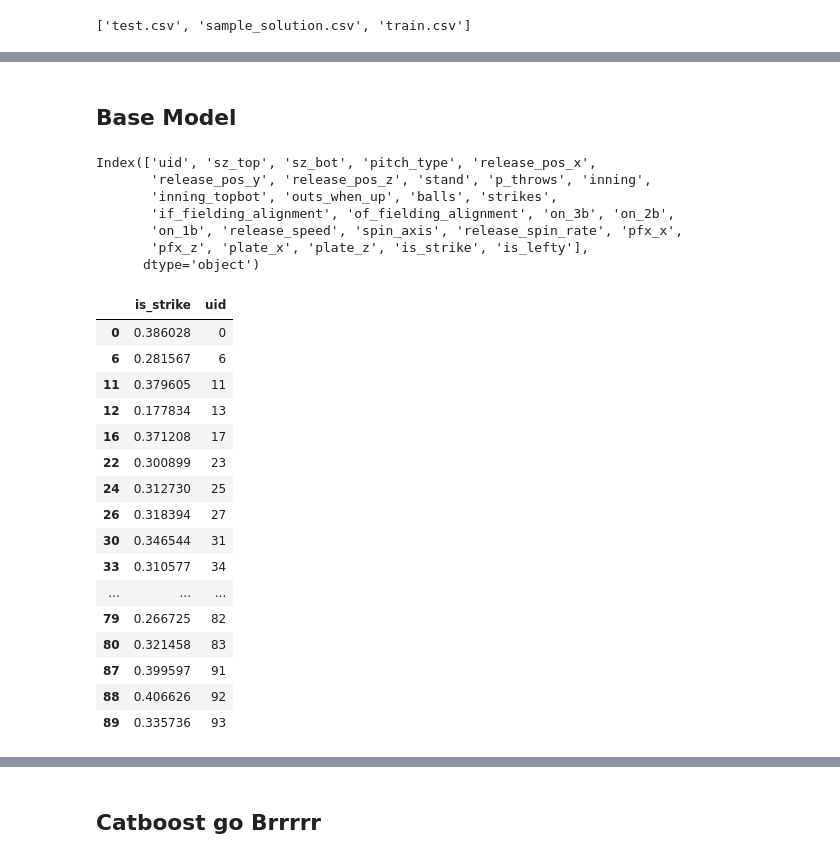
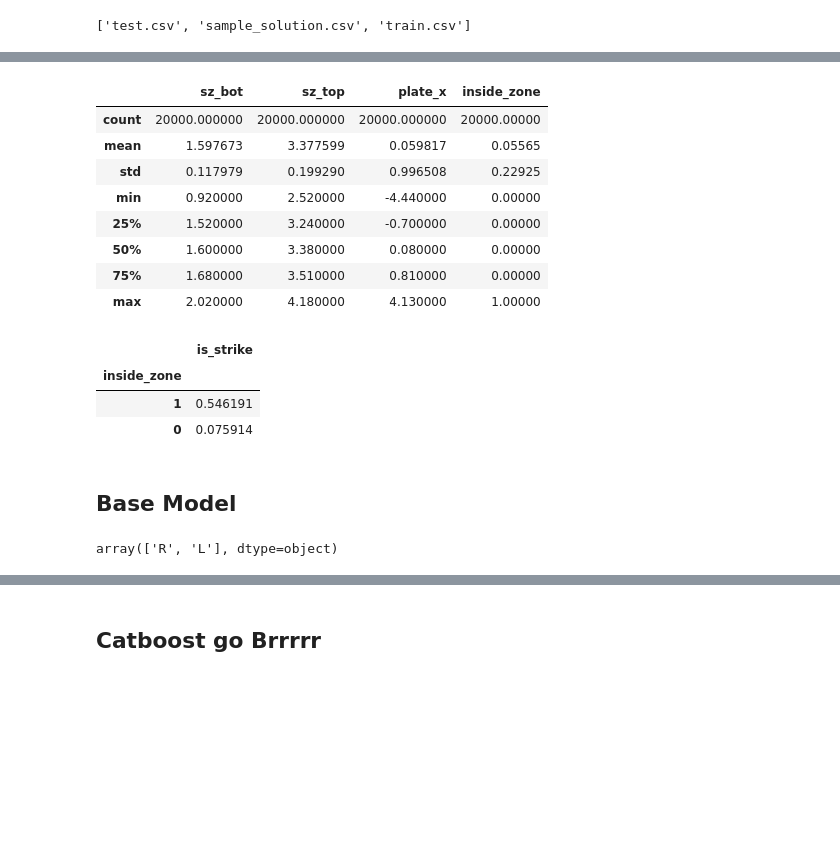
Before and after one commit to TK5-Tim/ds-projects, a Jupyter notebook: xstrikes/play-around.ipynb, the cells around one changed output, grey strips where cells are left out. Saved outputs shown, nothing was run; the diff lists cells and outputs as text; code cells hidden in the pictures; blank space fills up the shorter version.

```diff
--- a/xstrikes/play-around.ipynb
+++ b/xstrikes/play-around.ipynb
@@ -42,0 +42,7 @@ df_test.head()
+# %%
+# create Attack zones like NW
+for df in [df_train, df_test]:
+    df["attack_zone"] = "waste"
+    df.loc[(df_train['plate_x'].between(-0.558, 0.558)) & (df['plate_z'].between(1.833, 3.166)), "attack_zone"] = "heart"
+    df.loc[(df_train['plate_x'].between(-1.108, 1.108)) & (df['plate_z'].between(1.166, 3.833) & (~df['attack_zone'].isin(['heart']))), "attack_zone"] = "shadow"
+    df.loc[(df_train['plate_x'].between(-1.666, 1.666)) & (df['plate_z'].between(0.5, 4.5) & (~df['attack_zone'].isin(['heart', 'shadow']))), "attack_zone"] = "chase"
@@ -43,14 +75,38 @@ df_test.head()
+# %%
+# Make codes for pitch types and attack zones
+for df in [df_train, df_test]:
+    df['pitch_type_code'] = df['pitch_type'].astype('category').cat.codes
+    df['attack_zone_code'] = df['attack_zone'].astype('category').cat.codes
+    df['stand_code'] = df['stand'].astype('category').cat.codes
+# %%
+for df in [df_train, df_test]:
+    df['on_base'] = 0
+    df.loc[(df['on_1b'] == 1) | (df['on_2b'] == 1) | (df['on_3b'] == 1), 'on_base'] = 1
+# %%
+for df in [df_train, df_test]:
+    df['inside_zone'] = 0
+    df.loc[(df['plate_z'].between(df['sz_bot'], df['sz_top'])), 'inside_zone'] = 1
+    #df.loc[(df['plate_x'].between(-0.558, 0.558)) & (df['plate_z'].between(1.833, 3.166)), 'inside_zone'] = 1
+# %%
+df[['sz_bot', 'sz_top', 'plate_x', 'inside_zone']].describe()
+# %% [output]
+|  | sz_bot | sz_top | plate_x | inside_zone |
+| count | 20000.000000 | 20000.000000 | 20000.000000 | 20000.00000 |
+| mean | 1.597673 | 3.377599 | 0.059817 | 0.05565 |
+| std | 0.117979 | 0.199290 | 0.996508 | 0.22925 |
+| min | 0.920000 | 2.520000 | -4.440000 | 0.00000 |
+| 25% | 1.520000 | 3.240000 | -0.700000 | 0.00000 |
+| 50% | 1.600000 | 3.380000 | 0.080000 | 0.00000 |
+| 75% | 1.680000 | 3.510000 | 0.810000 | 0.00000 |
+| max | 2.020000 | 4.180000 | 4.130000 | 1.00000 |
+# %%
+df_train.loc[:, ['inside_zone', 'is_strike']].groupby('inside_zone').mean().sort_values(by=('is_strike'), ascending=False)
+# %% [output]
+|  | is_strike |
+| inside_zone |  |
+| 1 | 0.546191 |
+| 0 | 0.075914 |
 # %% [markdown]
 ## Base Model
-# %%
-df_train.columns
-# %% [output]
-Index(['uid', 'sz_top', 'sz_bot', 'pitch_type', 'release_pos_x',
-       'release_pos_y', 'release_pos_z', 'stand', 'p_throws', 'inning',
-       'inning_topbot', 'outs_when_up', 'balls', 'strikes',
-       'if_fielding_alignment', 'of_fielding_alignment', 'on_3b', 'on_2b',
-       'on_1b', 'release_speed', 'spin_axis', 'release_spin_rate', 'pfx_x',
-       'pfx_z', 'plate_x', 'plate_z', 'is_strike', 'is_lefty'],
-      dtype='object')
 # %%
 id_feats = ['uid', 'pitch_type']
@@ -59,4 +132,8 @@ feats = ['release_speed', 'release_spin_rate', 'pfx_x', 'pfx_z', 'release_pos_x'
 target = "is_strike"
+# %%
+df_train.stand.unique()
+# %% [output]
+array(['R', 'L'], dtype=object)
 # %%
 df_xgb = pd.DataFrame()
 kf = KFold(n_splits=5, shuffle=True, random_state=42)
@@ -74,26 +151,6 @@ for train_index, val_index in kf.split(df_train):
     dfs_pred['uid'] = val['uid']
     df_pred = pd.concat(dfs_pred, axis=1)
     df_xgb = pd.concat([df_xgb, df_pred], axis=0)
-# %%
-df_xgb.head(20)
-# %% [output]
-|  | is_strike | uid |
-| 0 | 0.386028 | 0 |
-| 6 | 0.281567 | 6 |
-| 11 | 0.379605 | 11 |
-| 12 | 0.177834 | 13 |
-| 16 | 0.371208 | 17 |
-| 22 | 0.300899 | 23 |
-| 24 | 0.312730 | 25 |
-| 26 | 0.318394 | 27 |
-| 30 | 0.346544 | 31 |
-| 33 | 0.310577 | 34 |
-| ... | ... | ... |
-| 79 | 0.266725 | 82 |
-| 80 | 0.321458 | 83 |
-| 87 | 0.399597 | 91 |
-| 88 | 0.406626 | 92 |
-| 89 | 0.335736 | 93 |
 # %%
 df_train['is_strike_xgb'] = df_xgb['is_strike']
 # %%
```
Also changed, not shown: parts of 14 cells of this notebook, 13 other files.
